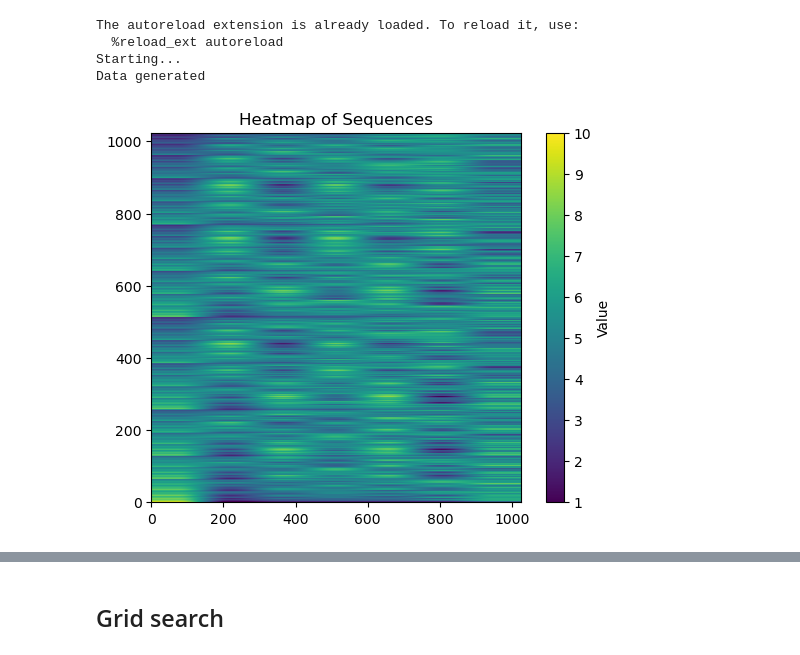
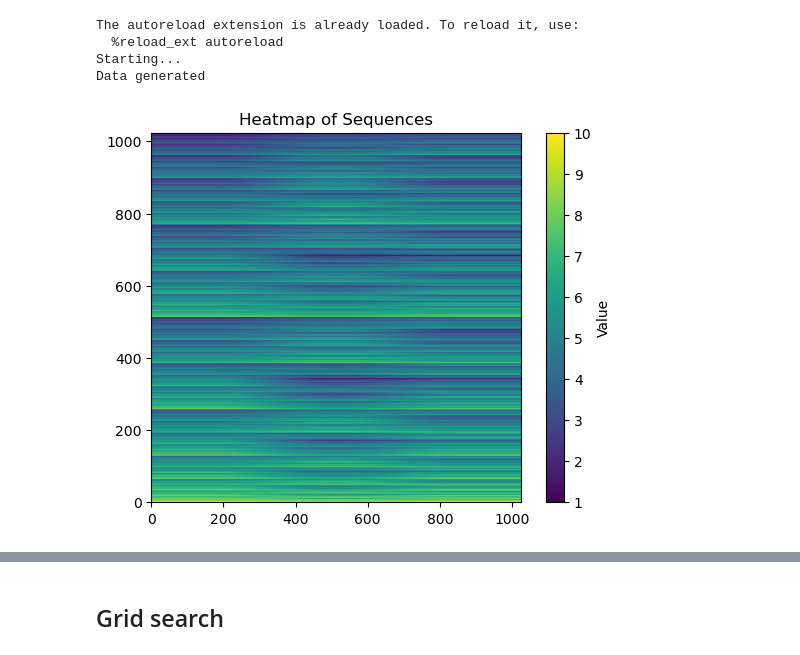
Before and after one commit to Everfade/CNNCAM, a Jupyter notebook: Learning1DCAM.ipynb, the cells around one changed output, grey strips where cells are left out. Cells and saved outputs as stored; diff of their text form; code cells hidden in the pictures.

```diff
--- a/Learning1DCAM.ipynb
+++ b/Learning1DCAM.ipynb
@@ -45,7 +41,7 @@ x_values = [seq for seq in itertools.product("01", repeat=gridsize)]
 
 x_values = [[int(bit) for bit in seq] for seq in x_values]
 
-MEMORY_CONSTANT=3
+MEMORY_CONSTANT=1
 num_classes = 2
 sequence_length=MEMORY_CONSTANT*2
 
@@ -53,59 +49,50 @@ gol = CaMemory1D(grid_size=gridsize , rule_type=RuleTypes.Default,
                 memory_type=MemoryTypes.Most_Frequent, memory_horizon=MEMORY_CONSTANT)
 
 gol.set_rule([[[0, 0, 0],[0, 0, 1],[0, 1, 0],[0, 1, 1],[1, 0, 0],[1, 0, 1],[1, 1, 0],[1, 1, 1]],
-              [[0],      [1]         ,[1]      ,[1]     ,[1]      ,[0]      ,[0],     [0 ]]])
+               [[0],      [1]         ,[0]      ,[1]     ,[1]      ,[0]      ,[0],     [1 ]]])
+#gol.set_rule([[[0, 0, 0], [0, 0, 1], [0, 1, 0], [0, 1, 1], [1, 0, 0], [1, 0, 1], [1, 1, 0], [1, 1, 1]],
+ #                 [              [0],       [1],        [0],       [1],       [1],        [0],        [0],        [1]]])
 
 
 sequences= np.array(gol.generate_training_data_sequences(x_values,sequence_length=sequence_length))
 
 print("Data generated")
 
 collapsed_sequences=collapse_sequences(sequences)
-
+sequences=np.append(sequences,sequences,axis=0)
 n = gridsize
 
 plt.imshow(collapsed_sequences, cmap='viridis', origin='upper',
            extent=[0, collapsed_sequences.shape[0], 0,
                    collapsed_sequences.shape[0]], vmin=1, vmax=n,
           )
 plt.colorbar(label='Value')
 plt.title('Heatmap of Sequences')
-
-
+sequences=np.concatenate((sequences,sequences),axis=0)
 np.random.shuffle(sequences)
-x_sequence=sequences[:,3:6]
-y_sequence=sequences[:,6]
+x_sequence=sequences[:,MEMORY_CONSTANT:MEMORY_CONSTANT*2]
+y_sequence=sequences[:,MEMORY_CONSTANT*2]
 x_sequence.reshape(-1,MEMORY_CONSTANT* gridsize,1)
 
-Y_val_onehot = tf.squeeze( tf.cast( y_sequence.reshape(-1,  gridsize,1), tf.int32), num_classes)
+#might leave it unchanged for binary systems
+Y_val_onehot =  tf.squeeze( tf.one_hot(tf.cast( y_sequence.reshape(-1,  gridsize,1), tf.int32), num_classes))
 split_index = round(samples*0.85)
-
-x_train, x_val = x_sequence[:split_index] , x_sequence[split_index:]
-
-y_train, y_val = Y_val_onehot[:split_index], Y_val_onehot[split_index:]
-split_index=len(y_val)//2
-y_val, y_test = y_val[:split_index], y_val[split_index:]
-x_val, x_test = x_val[:split_index] , x_val[split_index:]
+x_train = x_sequence
+#x_train, x_val = x_sequence[:split_index] , x_sequence[split_index:]
+y_train= Y_val_onehot
+#y_train, y_val = Y_val_onehot[:split_index], Y_val_onehot[split_index:]
+#split_index=len(y_val)//2
+#y_val, y_test = y_val[:split_index], y_val[split_index:]
+#x_val, x_test = x_val[:split_index] , x_val[split_index:]
 
 
 
 
 loss = lambda x, y: tf.keras.losses.categorical_crossentropy(tf.reshape(x, shape=(-1, num_classes)),
-                                                             tf.reshape(y, shape=(-1, num_classes)),
-                                                             from_logits=True)
-
-shape = (gridsize, 1)
-
-input_shape = (-1, MEMORY_CONSTANT*10)
-output_shape = (1, 10)
-
-model = tf.keras.Sequential()
-
-diameter = 2*1+1
-input_shape = (MEMORY_CONSTANT, gridsize* 1)
+                                                             tf.reshape(y, shape=(-1, num_classes)),                                                             from_logits=True)
 # %% [output]
 The autoreload extension is already loaded. To reload it, use:
   %reload_ext autoreload
 Starting...
 Data generated
-[figure, old version]
+[figure, new version]
```
Also changed, not shown: parts of 11 cells of this notebook.
